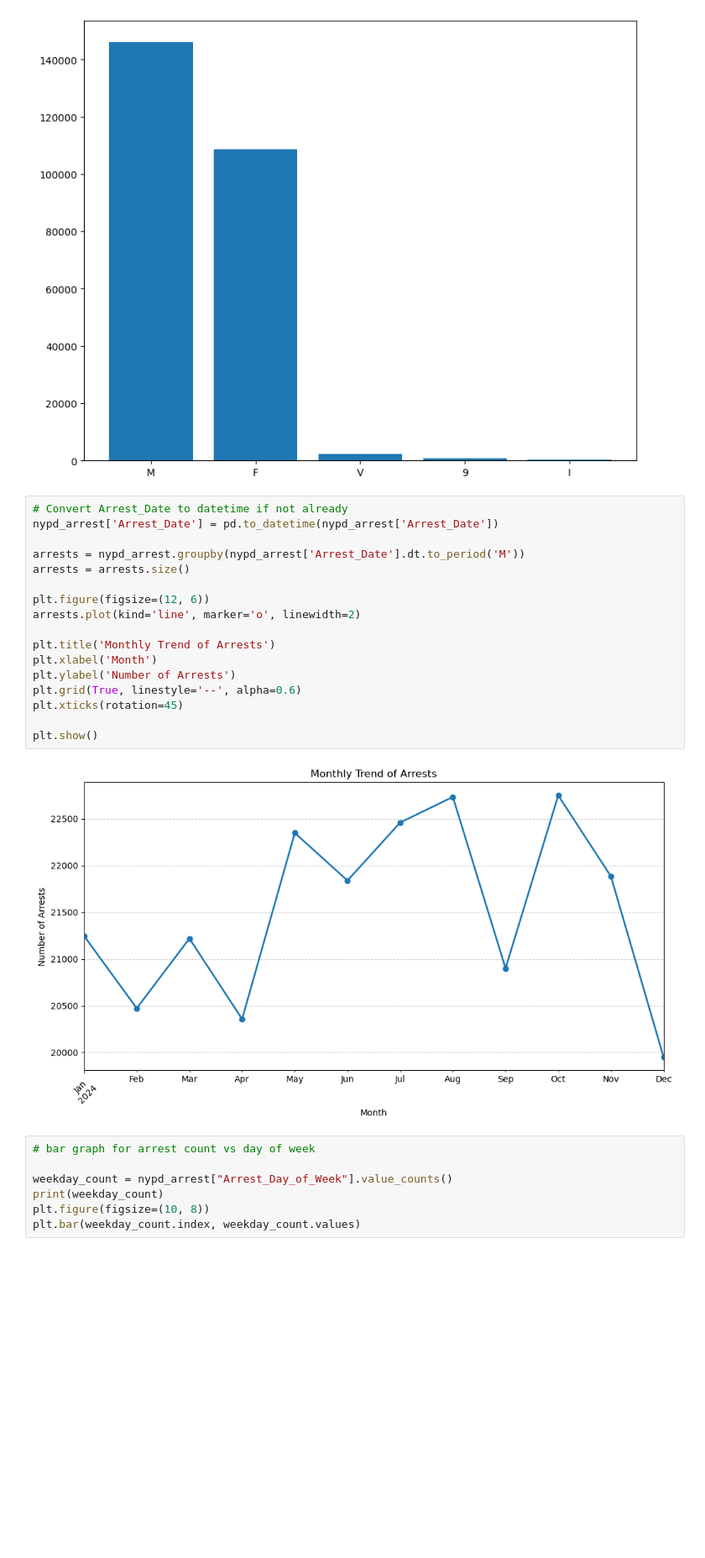
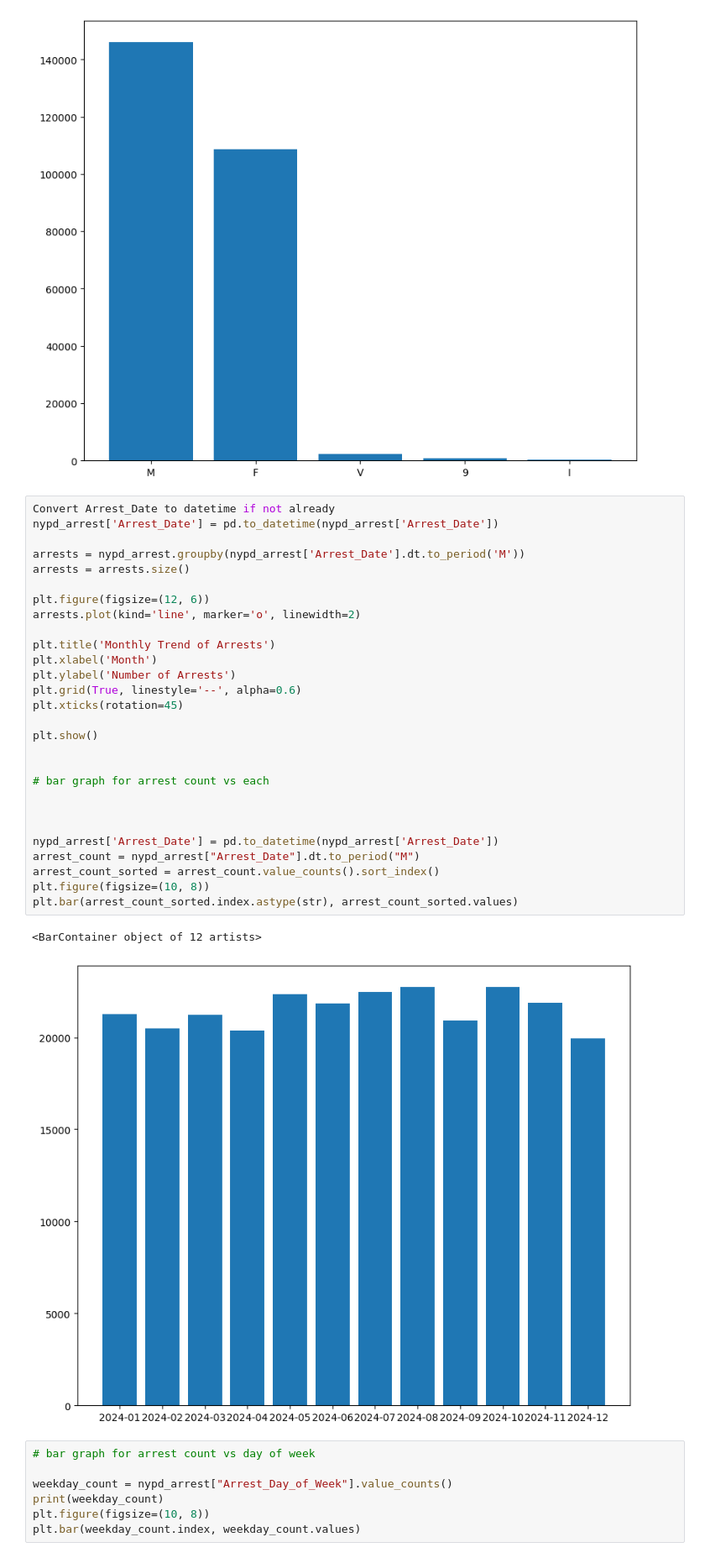
Before and after one commit to abhinna1/CSE4-587-Data-Intensive-Computing, a Jupyter notebook: src/EDA.ipynb, the cells around one changed output. Shown at 84% size. Drawn from its saved outputs; the diff is of its cells as text; blank space fills up the shorter version.

Commit message:
Changed third graph in eda file

```diff
--- a/src/EDA.ipynb
+++ b/src/EDA.ipynb
@@ -32,24 +32,36 @@ Name: count, dtype: int64
 <BarContainer object of 5 artists>
 [figure]
 # %%
-# Convert Arrest_Date to datetime if not already
+Convert Arrest_Date to datetime if not already
 nypd_arrest['Arrest_Date'] = pd.to_datetime(nypd_arrest['Arrest_Date'])
 
 arrests = nypd_arrest.groupby(nypd_arrest['Arrest_Date'].dt.to_period('M'))
 arrests = arrests.size()
 
 plt.figure(figsize=(12, 6))
 arrests.plot(kind='line', marker='o', linewidth=2)
 
 plt.title('Monthly Trend of Arrests')
 plt.xlabel('Month')
 plt.ylabel('Number of Arrests')
 plt.grid(True, linestyle='--', alpha=0.6)
 plt.xticks(rotation=45)
 
 plt.show()
+
+
+# bar graph for arrest count vs each
+
+
+
+nypd_arrest['Arrest_Date'] = pd.to_datetime(nypd_arrest['Arrest_Date'])
+arrest_count = nypd_arrest["Arrest_Date"].dt.to_period("M")
+arrest_count_sorted = arrest_count.value_counts().sort_index()
+plt.figure(figsize=(10, 8))
+plt.bar(arrest_count_sorted.index.astype(str), arrest_count_sorted.values)
 # %% [output]
+<BarContainer object of 12 artists>
-[figure, old version]
+[figure, new version]
 # %%
 # bar graph for arrest count vs day of week
 
```
Also changed, not shown: 1 other file.
